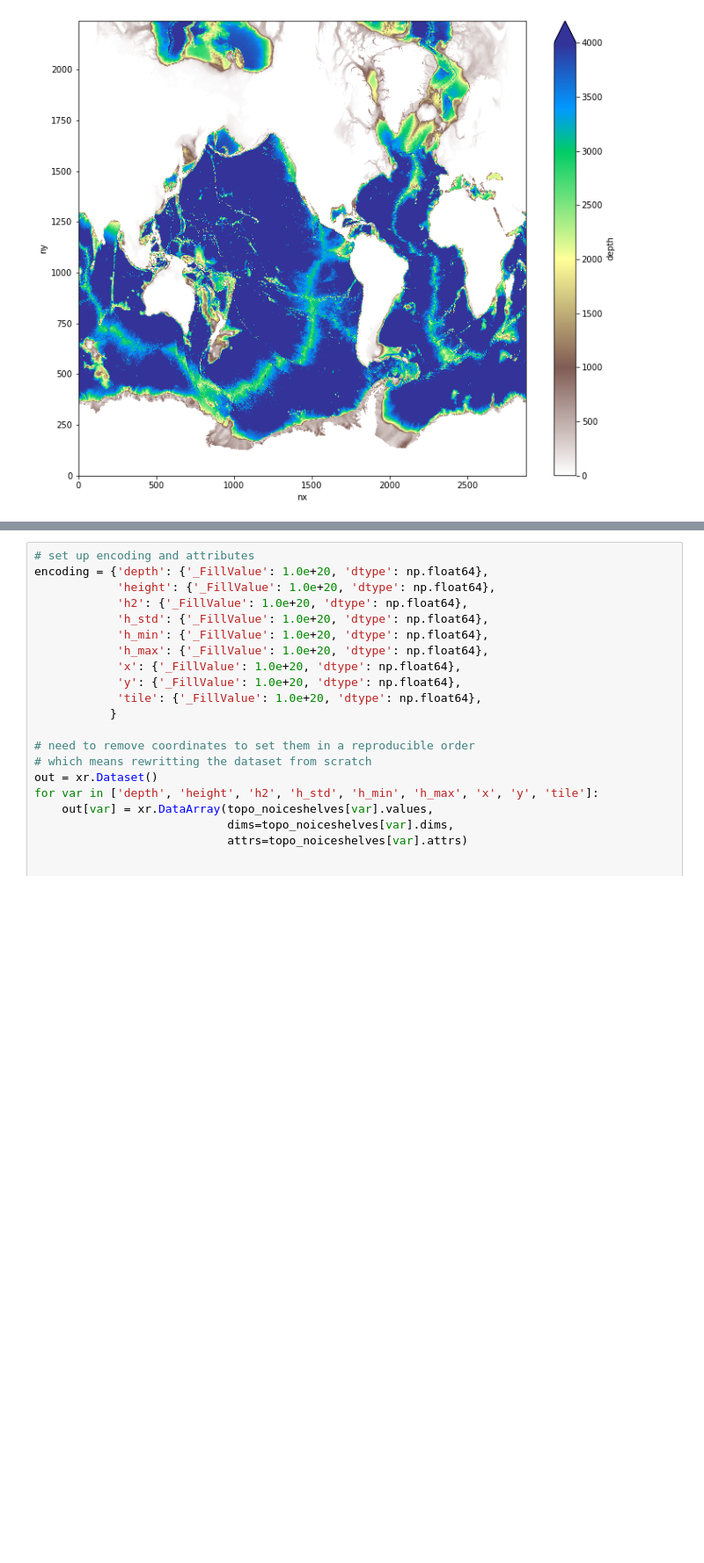
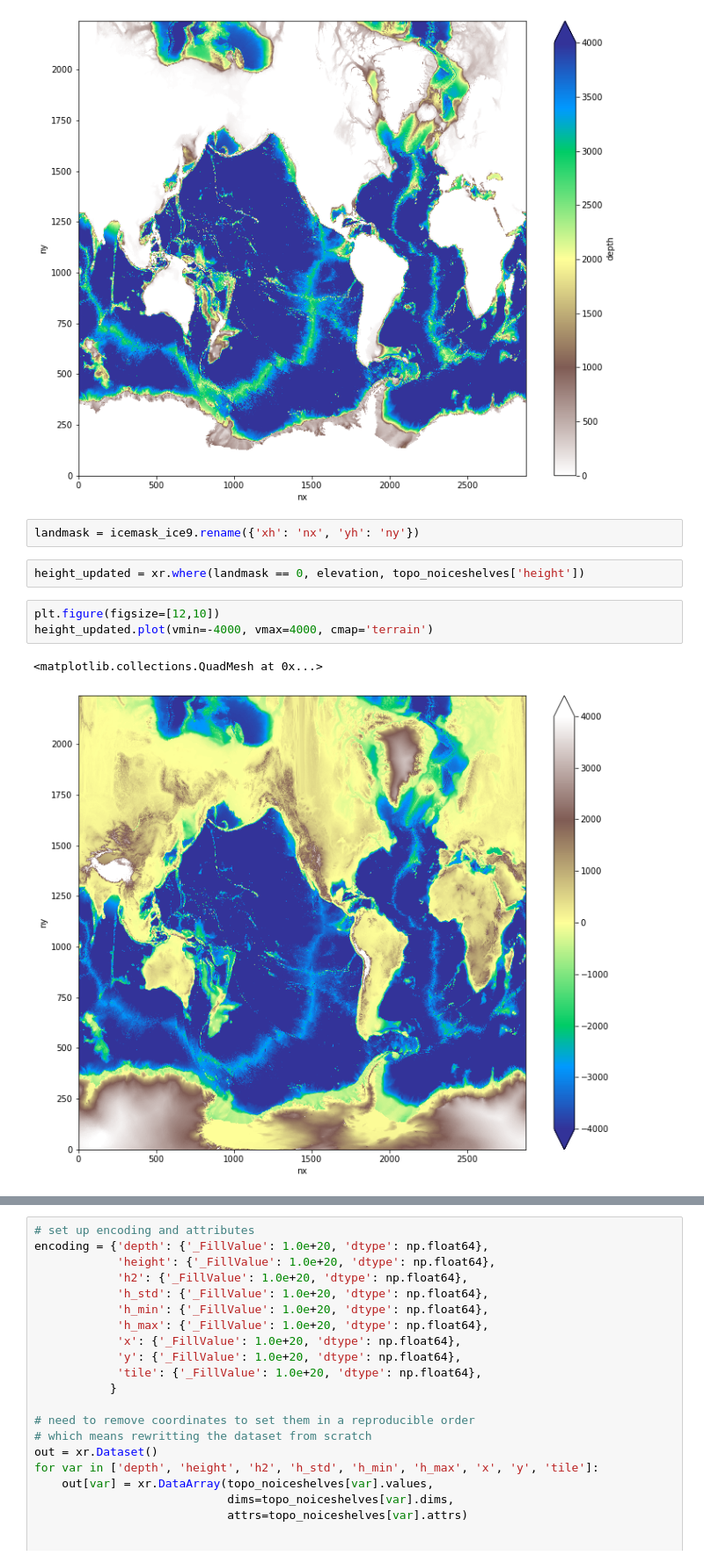
Before and after one commit to raphaeldussin/CM4_OMp125_C192_bathy, a Jupyter notebook: bedmachine_iceshelves_mask.ipynb, the cells around one changed output, grey strips where cells are left out. Shown at 88% size. Drawn from its saved outputs; the diff is of its cells as text; blank space fills up the shorter version.

```diff
--- a/bedmachine_iceshelves_mask.ipynb
+++ b/bedmachine_iceshelves_mask.ipynb
@@ -340,3 +368,13 @@ topo_noiceshelves['depth'].plot(vmin=0, vmax=4000, cmap='terrain_r')
 # %% [output]
 <matplotlib.collections.QuadMesh at 0x...>
 [figure]
+# %%
+landmask = icemask_ice9.rename({'xh': 'nx', 'yh': 'ny'})
+# %%
+height_updated = xr.where(landmask == 0, elevation, topo_noiceshelves['height'])
+# %%
+plt.figure(figsize=[12,10])
+height_updated.plot(vmin=-4000, vmax=4000, cmap='terrain')
+# %% [output]
+<matplotlib.collections.QuadMesh at 0x...>
+[figure, added]
```
Also changed, not shown: parts of 9 cells of this notebook, 1 other file.
